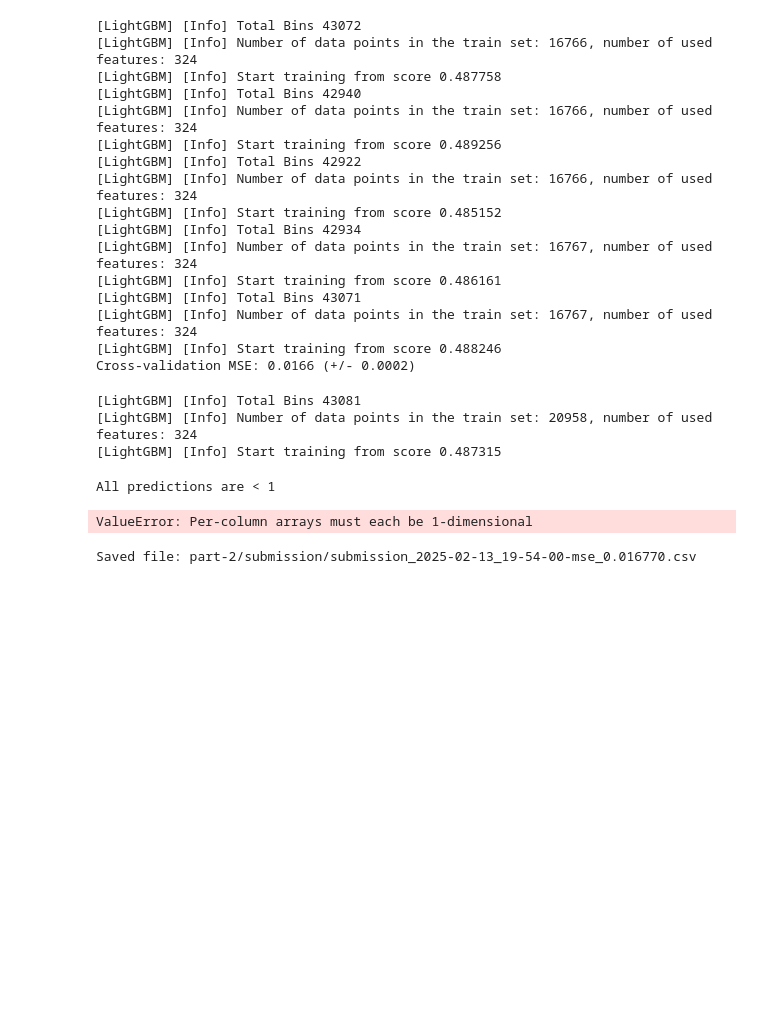
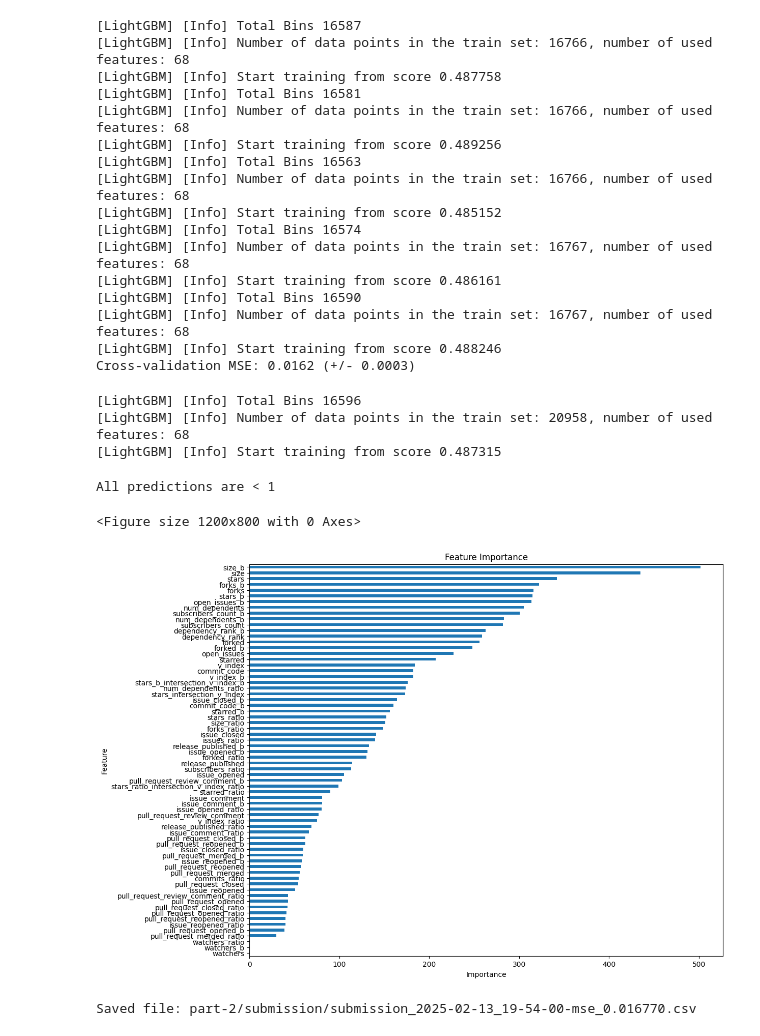
Before and after one commit to Jake-Song/deepfunding-prediction, a Jupyter notebook: LGB-with-emb.ipynb, the cells around one changed output. Saved outputs shown, nothing was run; the diff lists cells and outputs as text; code cells hidden in the pictures; blank space fills up the shorter version.

```diff
--- a/LGB-with-emb.ipynb
+++ b/LGB-with-emb.ipynb
@@ -150,5 +147,5 @@ test_features = np.hstack([
 # %%
-X = train_features
+X = df_train[features].to_numpy()
 y = df_train["weight_a"].to_numpy()
 # %%
 import lightgbm as lgb
@@ -162,7 +159,7 @@ params = {
     "objective": "regression",
     "metric": "mse",
     "force_col_wise": True,
-    "num_leaves": 100,
+    "num_leaves": 150,
     # "min_data_in_leaf": 20,  # Helps prevent overfitting
     # "max_bin": 255,  # Reduces complexity
     # "learning_rate": 0.01,  # Smaller learning rate for better control
@@ -205,22 +202,22 @@ std_mse = cv_scores.std()
 
 print(f"Cross-validation MSE: {mean_mse:.4f} (+/- {std_mse:.4f})")
 # %% [output]
-[LightGBM] [Info] Total Bins 43072
-[LightGBM] [Info] Number of data points in the train set: 16766, number of used features: 324
+[LightGBM] [Info] Total Bins 16587
+[LightGBM] [Info] Number of data points in the train set: 16766, number of used features: 68
 [LightGBM] [Info] Start training from score 0.487758
-[LightGBM] [Info] Total Bins 42940
-[LightGBM] [Info] Number of data points in the train set: 16766, number of used features: 324
+[LightGBM] [Info] Total Bins 16581
+[LightGBM] [Info] Number of data points in the train set: 16766, number of used features: 68
 [LightGBM] [Info] Start training from score 0.489256
-[LightGBM] [Info] Total Bins 42922
-[LightGBM] [Info] Number of data points in the train set: 16766, number of used features: 324
+[LightGBM] [Info] Total Bins 16563
+[LightGBM] [Info] Number of data points in the train set: 16766, number of used features: 68
 [LightGBM] [Info] Start training from score 0.485152
-[LightGBM] [Info] Total Bins 42934
-[LightGBM] [Info] Number of data points in the train set: 16767, number of used features: 324
+[LightGBM] [Info] Total Bins 16574
+[LightGBM] [Info] Number of data points in the train set: 16767, number of used features: 68
 [LightGBM] [Info] Start training from score 0.486161
-[LightGBM] [Info] Total Bins 43071
-[LightGBM] [Info] Number of data points in the train set: 16767, number of used features: 324
+[LightGBM] [Info] Total Bins 16590
+[LightGBM] [Info] Number of data points in the train set: 16767, number of used features: 68
 [LightGBM] [Info] Start training from score 0.488246
-Cross-validation MSE: 0.0166 (+/- 0.0002)
+Cross-validation MSE: 0.0162 (+/- 0.0003)
 # %%
 # Train model on the entire dataset
 model = lgb.train(
@@ -228,7 +225,7 @@ model = lgb.train(
     lgb_train_data,
 )
 # %% [output]
-[LightGBM] [Info] Total Bins 43081
-[LightGBM] [Info] Number of data points in the train set: 20958, number of used features: 324
+[LightGBM] [Info] Total Bins 16596
+[LightGBM] [Info] Number of data points in the train set: 20958, number of used features: 68
 [LightGBM] [Info] Start training from score 0.487315
 # %%
@@ -250,27 +247,28 @@ All predictions are < 1
 # %%
 import matplotlib.pyplot as plt
 
 importance = model.feature_importance()
 
 # Create DataFrame in Pandas
-feature_importance = pd.DataFrame({"feature": test_features, "importance": importance.tolist()})
+feature_importance = pd.DataFrame({"feature": features, "importance": importance.tolist()})
 
 # Sort by importance in ascending order
 feature_importance = feature_importance.sort_values(by="importance", ascending=True)
 
 # Set figure size
 plt.figure(figsize=(12, 8))  # Adjust width and height as needed
 
 # Plot horizontal bar chart
 feature_importance.plot.barh(x="feature", y="importance", legend=False, figsize=(12, 10))
 
 # Improve layout
 plt.xlabel("Importance")
 plt.ylabel("Feature")
 plt.title("Feature Importance")
 plt.show()
 # %% [output]
-ValueError: Per-column arrays must each be 1-dimensional
+<Figure size 1200x800 with 0 Axes>
+[figure, added]
 # %%
 import datetime
 submission_path = Path(f"{part_path}/submission")
```
Also changed, not shown: parts of 4 cells of this notebook, 3 other files.
